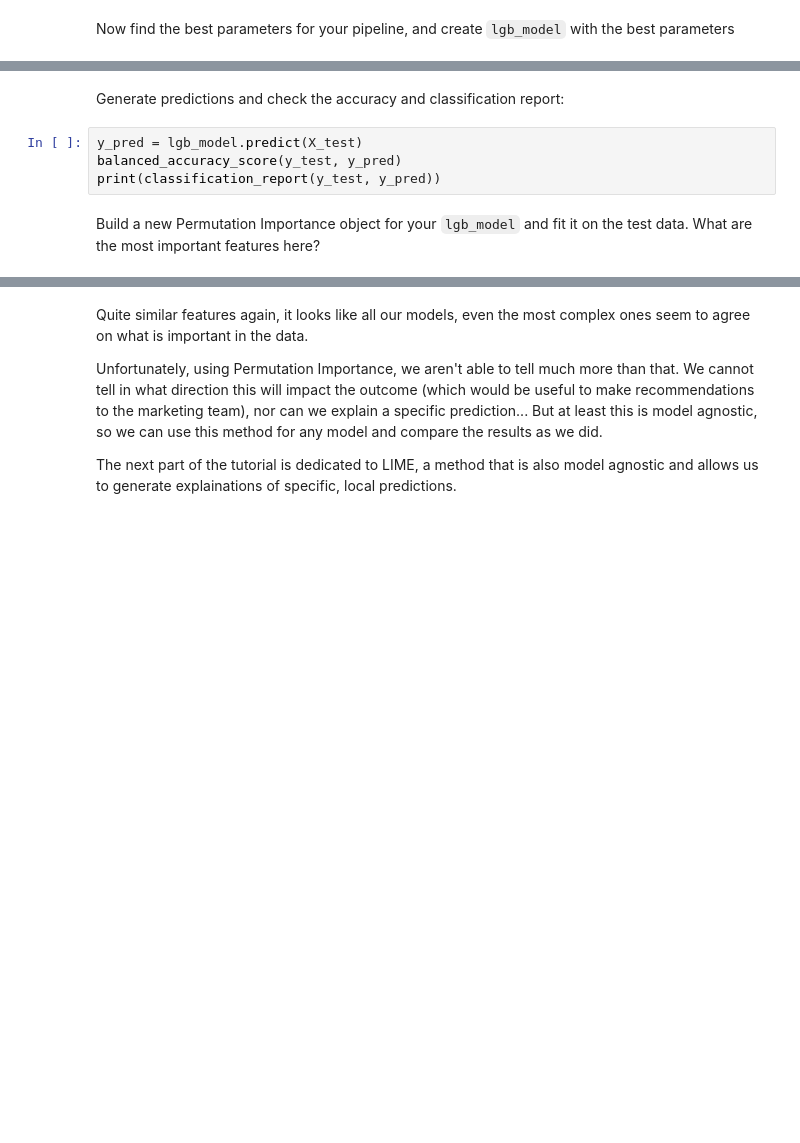
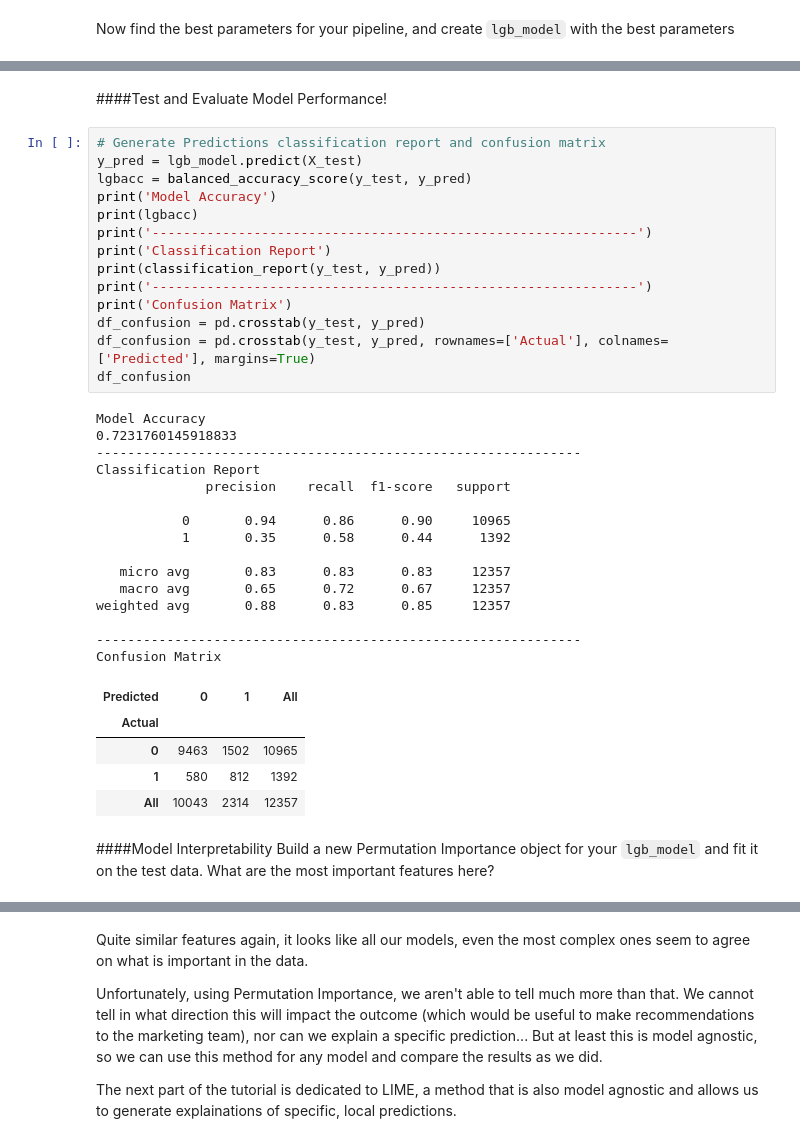
Before and after one commit to mvfolino68/PyconUS_2019-model-interpretability-tutorial, a Jupyter notebook: Machine_Learning_Example.ipynb, the cells around one changed output, grey strips where cells are left out. Cells and saved outputs as stored; diff of their text form; blank space fills up the shorter version.

```diff
--- a/Machine_Learning_Example.ipynb
+++ b/Machine_Learning_Example.ipynb
@@ -648,10 +717,42 @@ lgb_model = gs.best_estimator_
-# %% [markdown]
-Generate predictions and check the accuracy and classification report:
-# %%
-y_pred = lgb_model.predict(X_test)
-balanced_accuracy_score(y_test, y_pred)
-print(classification_report(y_test, y_pred))
+# %% [markdown]
+####Test and Evaluate Model Performance!
+# %%
+# Generate Predictions classification report and confusion matrix
+y_pred = lgb_model.predict(X_test)
+lgbacc = balanced_accuracy_score(y_test, y_pred)
+print('Model Accuracy')
+print(lgbacc)
+print('--------------------------------------------------------------')
+print('Classification Report')
+print(classification_report(y_test, y_pred))
+print('--------------------------------------------------------------')
+print('Confusion Matrix')
+df_confusion = pd.crosstab(y_test, y_pred)
+df_confusion = pd.crosstab(y_test, y_pred, rownames=['Actual'], colnames=['Predicted'], margins=True)
+df_confusion
+# %% [output]
+Model Accuracy
+0.7231760145918833
+--------------------------------------------------------------
+Classification Report
+              precision    recall  f1-score   support
+
+           0       0.94      0.86      0.90     10965
+           1       0.35      0.58      0.44      1392
+
+   micro avg       0.83      0.83      0.83     12357
+   macro avg       0.65      0.72      0.67     12357
+weighted avg       0.88      0.83      0.85     12357
+
+--------------------------------------------------------------
+Confusion Matrix
+| Predicted | 0 | 1 | All |
+| Actual |  |  |  |
+| 0 | 9463 | 1502 | 10965 |
+| 1 | 580 | 812 | 1392 |
+| All | 10043 | 2314 | 12357 |
 # %% [markdown]
+####Model Interpretability
 Build a new Permutation Importance object for your `lgb_model` and fit it on the test data. What are the most important features here?
 # %%
 perm = PermutationImportance(lgb_model, scoring="balanced_accuracy")
```
Also changed, not shown: parts of 13 cells of this notebook.
